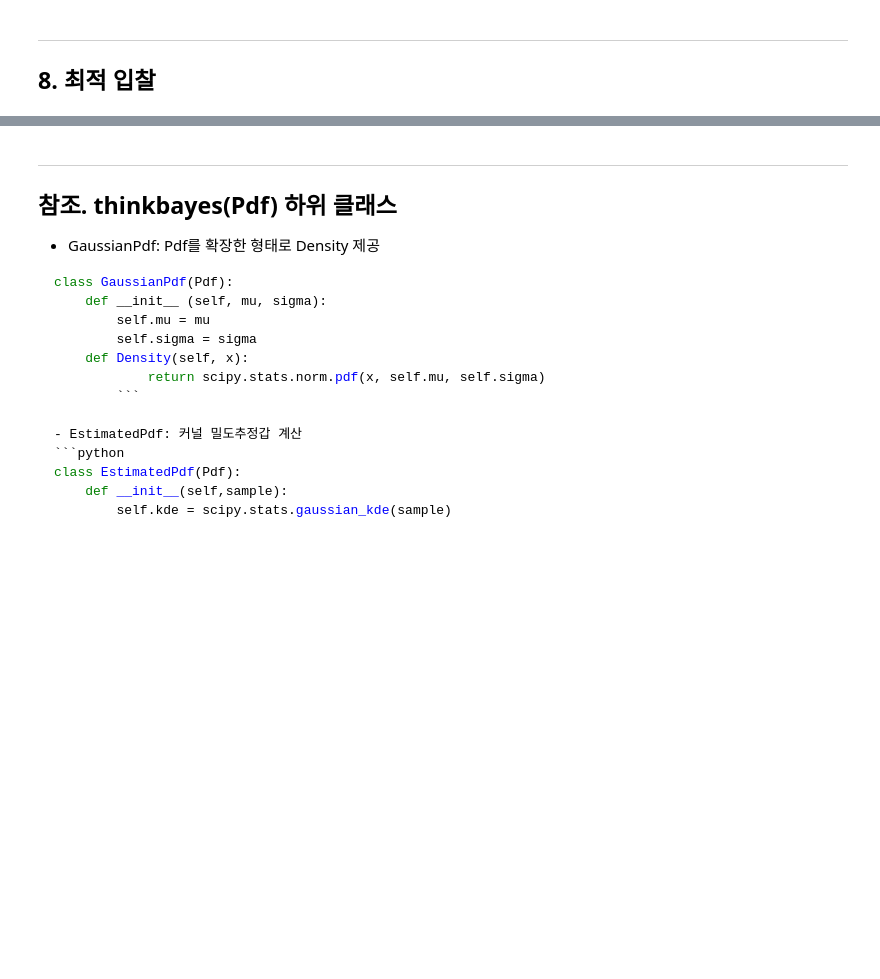
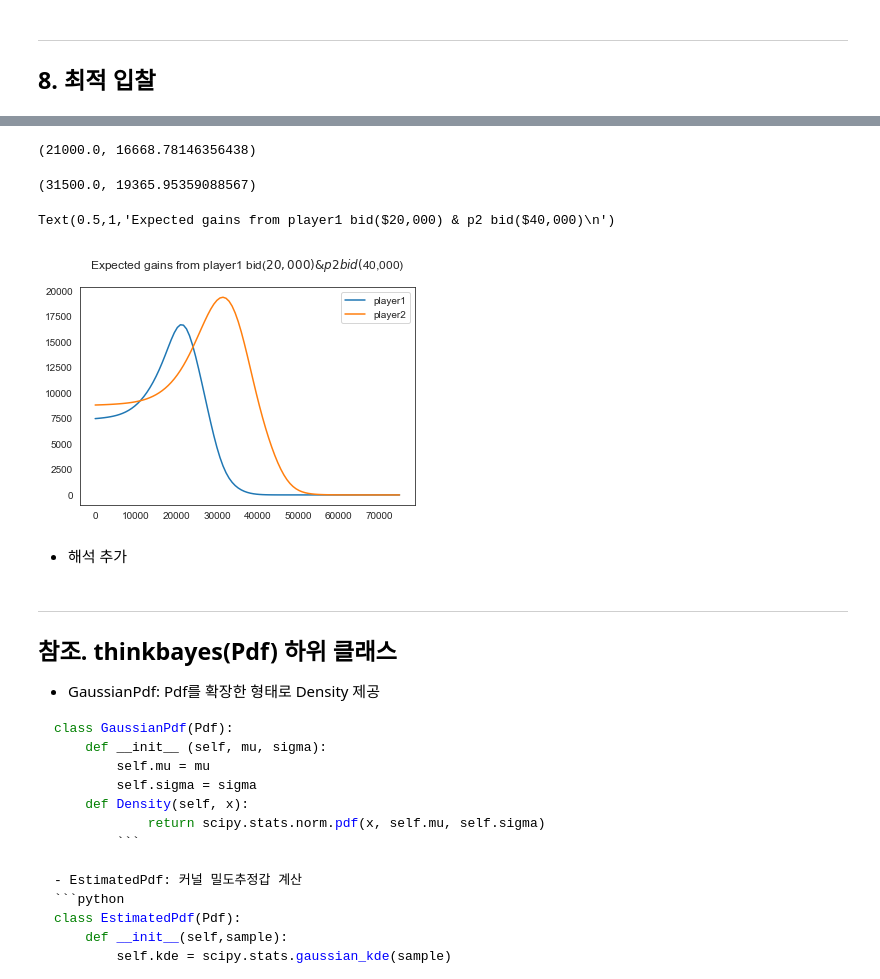
Before and after one commit to kookoowaa/Algorithms, a Jupyter notebook: Bayesian_approach/06 Decision analysis.ipynb, the cells around one changed output, grey strips where cells are left out. Cells and saved outputs as stored; diff of their text form; code cells hidden in the pictures; blank space fills up the shorter version.

```diff
--- a/Bayesian_approach/06 Decision analysis.ipynb
+++ b/Bayesian_approach/06 Decision analysis.ipynb
@@ -344,3 +506,28 @@ ___
+# %%
+p1 = Players(prices = biddings['Showcase 1'], bids = biddings['Bid 1'], diffs = biddings['Difference 1'])
+p2 = Players(prices = biddings['Showcase 2'], bids = biddings['Bid 2'], diffs = biddings['Difference 2'])
+# %%
+p1.OptimalBid(guess = 20000, opponent = p2)
+# %% [output]
+(21000.0, 16668.78146356438)
+# %%
+p2.OptimalBid(guess = 40000, opponent = p1)
+# %% [output]
+(31500.0, 19365.95359088567)
+# %%
+p1.MakeBeliefs(20000)
+x, p1_prob = GainCalculator(p1, p2).ExpectedGains()
+p2.MakeBeliefs(40000)
+p2_prob = GainCalculator(p2, p1).ExpectedGains()[1]
+# %%
+sns.lineplot(x = x, y = p1_prob, label = 'player1')
+sns.lineplot(x = x, y = p2_prob, label = 'player2')
+plt.title('Expected gains from player1 bid($20,000) & p2 bid($40,000)\n')
+# %% [output]
+Text(0.5,1,'Expected gains from player1 bid($20,000) & p2 bid($40,000)\n')
+[figure, added]
+# %% [markdown]
+- 해석 추가
 # %% [markdown]
 ___
 ## 참조. thinkbayes(Pdf) 하위 클래스
```
Also changed, not shown: parts of 13 cells of this notebook.
